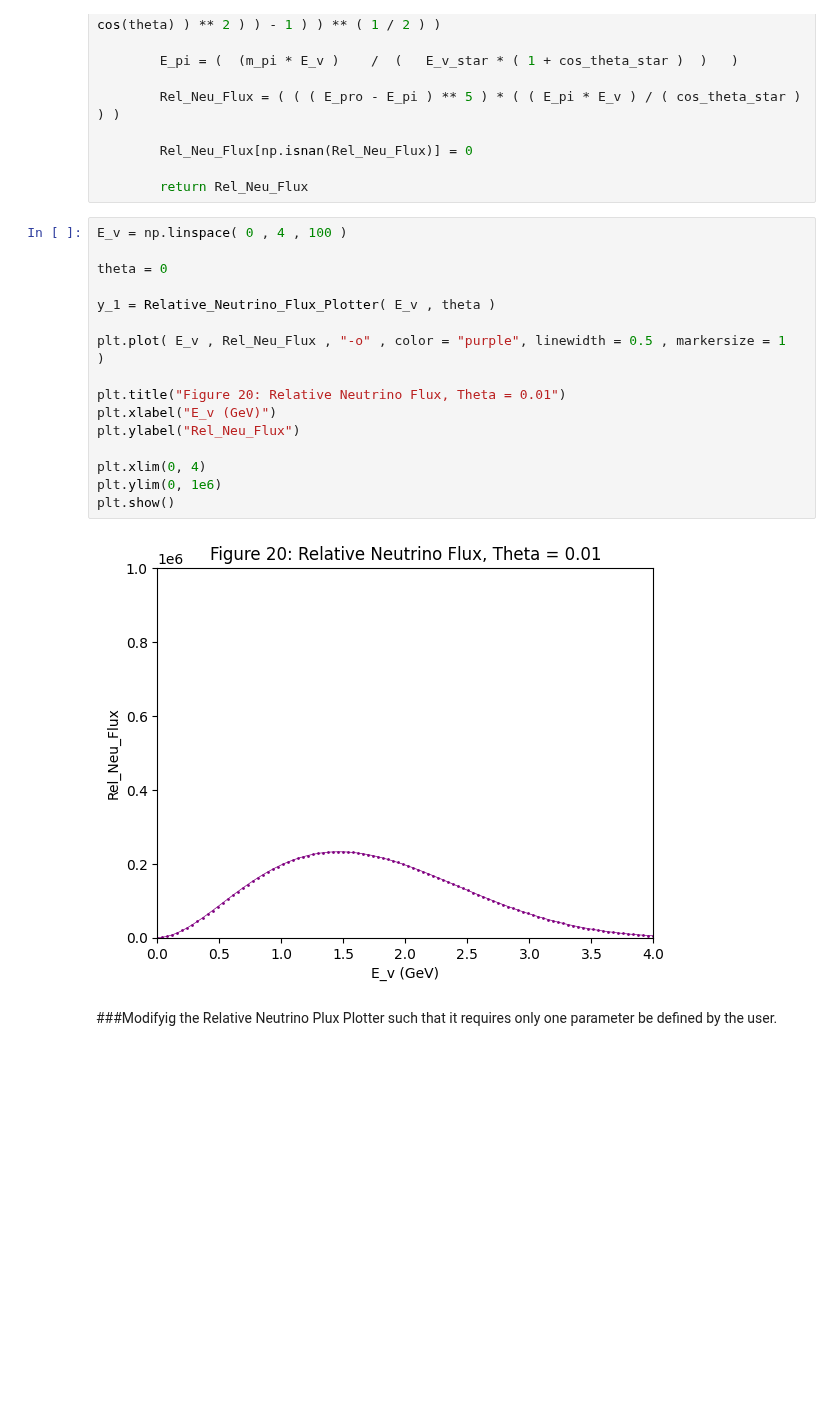
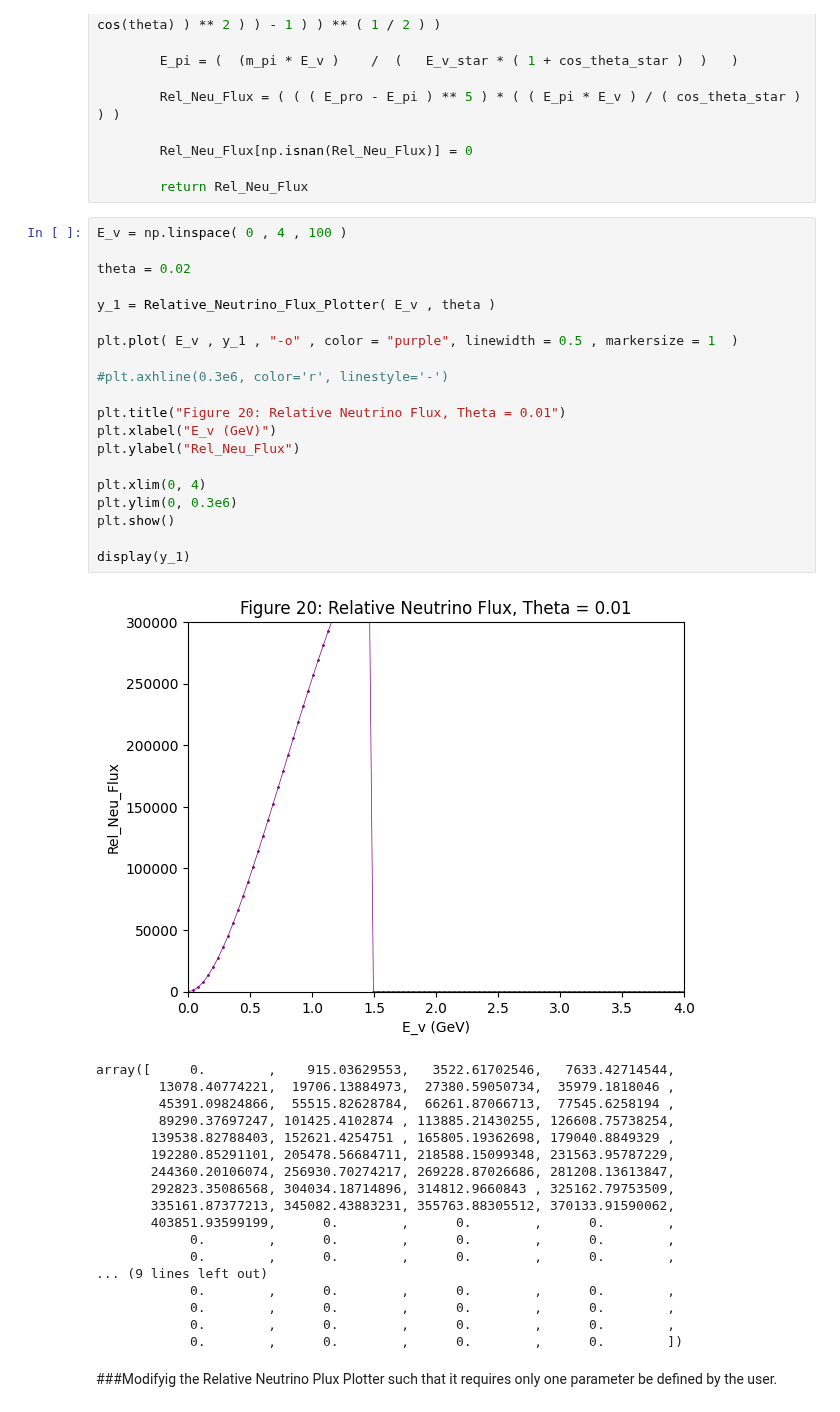
Before and after one commit to MrD0balina/Fourth-Year-Project---Neutrino-Oscillations, a Jupyter notebook: Defining_The_Plotting_Functions_Lists.ipynb, the cells around one changed output. Cells and saved outputs as stored; diff of their text form; blank space fills up the shorter version.

```diff
--- a/Defining_The_Plotting_Functions_Lists.ipynb
+++ b/Defining_The_Plotting_Functions_Lists.ipynb
@@ -735,20 +735,41 @@ def Relative_Neutrino_Flux_Plotter( E_v , theta ):
 # %%
 E_v = np.linspace( 0 , 4 , 100 )
 
-theta = 0
+theta = 0.02
 
 y_1 = Relative_Neutrino_Flux_Plotter( E_v , theta )
 
-plt.plot( E_v , Rel_Neu_Flux , "-o" , color = "purple", linewidth = 0.5 , markersize = 1  )
+plt.plot( E_v , y_1 , "-o" , color = "purple", linewidth = 0.5 , markersize = 1  )
+
+#plt.axhline(0.3e6, color='r', linestyle='-')
 
 plt.title("Figure 20: Relative Neutrino Flux, Theta = 0.01")
 plt.xlabel("E_v (GeV)")
 plt.ylabel("Rel_Neu_Flux")
 
 plt.xlim(0, 4)
-plt.ylim(0, 1e6)
+plt.ylim(0, 0.3e6)
 plt.show()
+
+display(y_1)
 # %% [output]
-[figure, old version]
+[figure, new version]
+array([     0.        ,    915.03629553,   3522.61702546,   7633.42714544,
+        13078.40774221,  19706.13884973,  27380.59050734,  35979.1818046 ,
+        45391.09824866,  55515.82628784,  66261.87066713,  77545.6258194 ,
+        89290.37697247, 101425.4102874 , 113885.21430255, 126608.75738254,
+       139538.82788403, 152621.4254751 , 165805.19362698, 179040.8849329 ,
+       192280.85291101, 205478.56684711, 218588.15099348, 231563.95787229,
+       244360.20106074, 256930.70274217, 269228.87026686, 281208.13613847,
+       292823.35086568, 304034.18714896, 314812.9660843 , 325162.79753509,
+       335161.87377213, 345082.43883231, 355763.88305512, 370133.91590062,
+       403851.93599199,      0.        ,      0.        ,      0.        ,
+            0.        ,      0.        ,      0.        ,      0.        ,
+            0.        ,      0.        ,      0.        ,      0.        ,
+... (9 lines left out)
+            0.        ,      0.        ,      0.        ,      0.        ,
+            0.        ,      0.        ,      0.        ,      0.        ,
+            0.        ,      0.        ,      0.        ,      0.        ,
+            0.        ,      0.        ,      0.        ,      0.        ])
 # %% [markdown]
 ###Modifyig the Relative Neutrino Plux Plotter such that it requires only one parameter be defined by the user.
```
Also changed, not shown: parts of 17 cells of this notebook.
